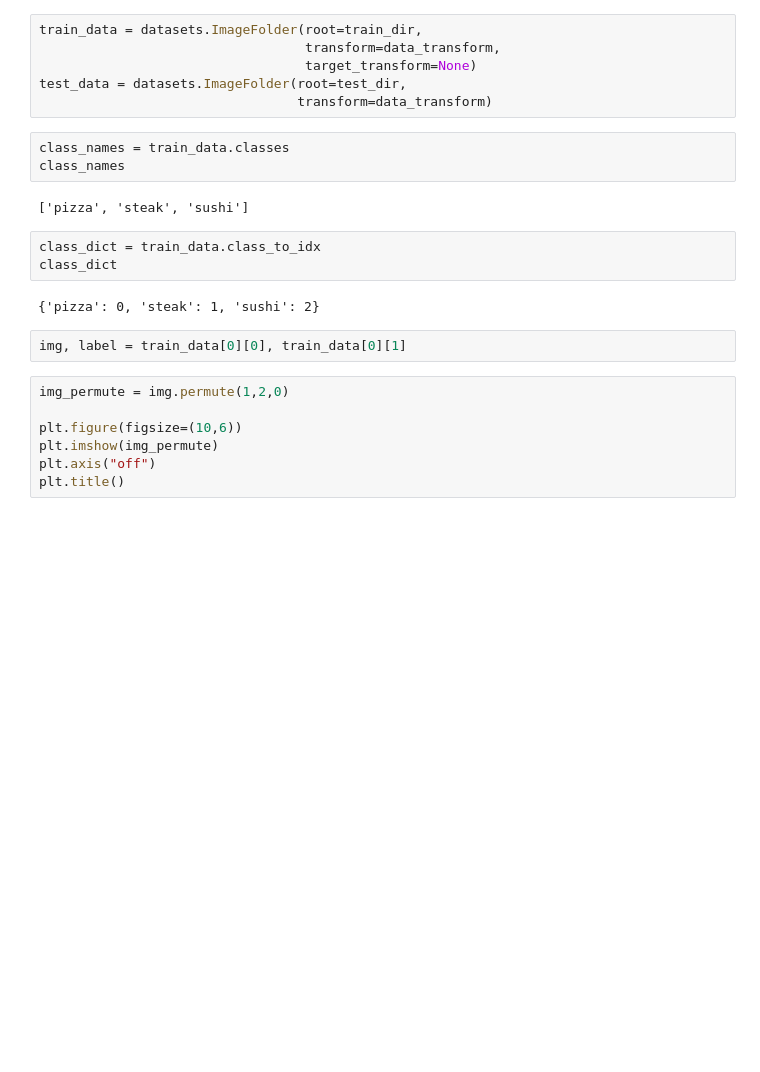
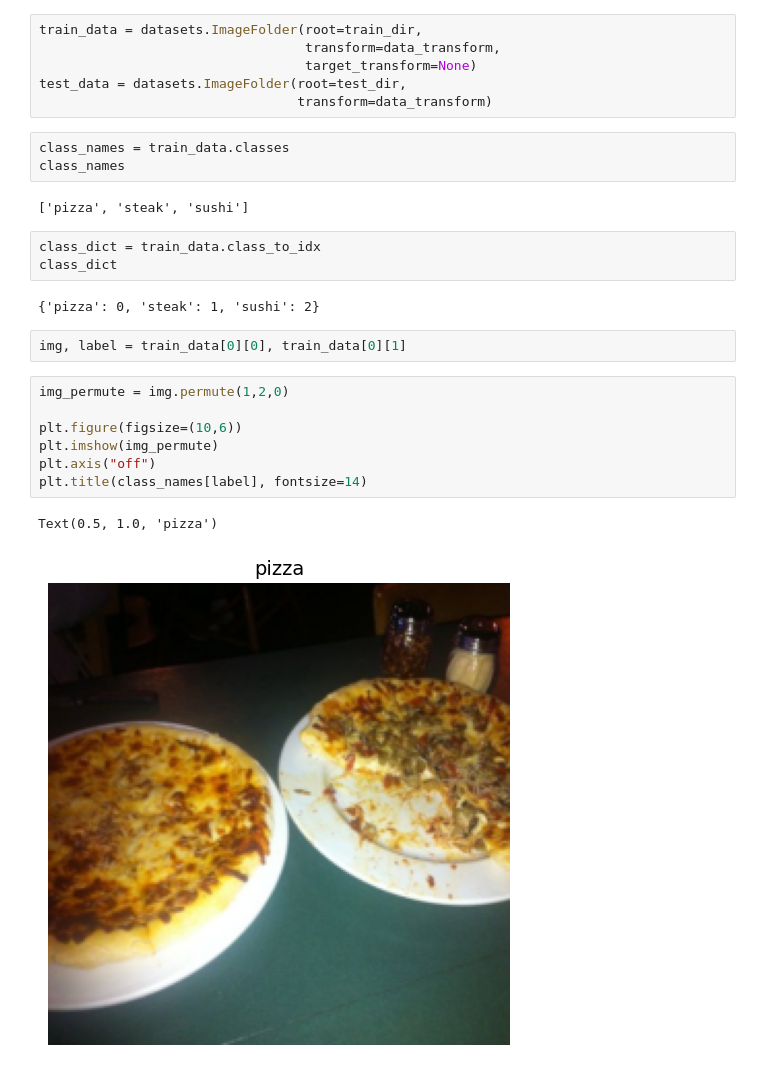
Before and after one commit to cbsezgin/PyTorch, a Jupyter notebook: 04_Pythorch_Custom_Datasets.ipynb, the cells around one changed output. Saved outputs shown, nothing was run; the diff lists cells and outputs as text; blank space fills up the shorter version.

Commit message:
add visualizations and model_0

```diff
--- a/04_Pythorch_Custom_Datasets.ipynb
+++ b/04_Pythorch_Custom_Datasets.ipynb
@@ -152,7 +150,10 @@ img, label = train_data[0][0], train_data[0][1]
 # %%
 img_permute = img.permute(1,2,0)
 
 plt.figure(figsize=(10,6))
 plt.imshow(img_permute)
 plt.axis("off")
-plt.title()
+plt.title(class_names[label], fontsize=14)
+# %% [output]
+Text(0.5, 1.0, 'pizza')
+[figure, added]
```
Also changed, not shown: parts of 28 cells of this notebook.
